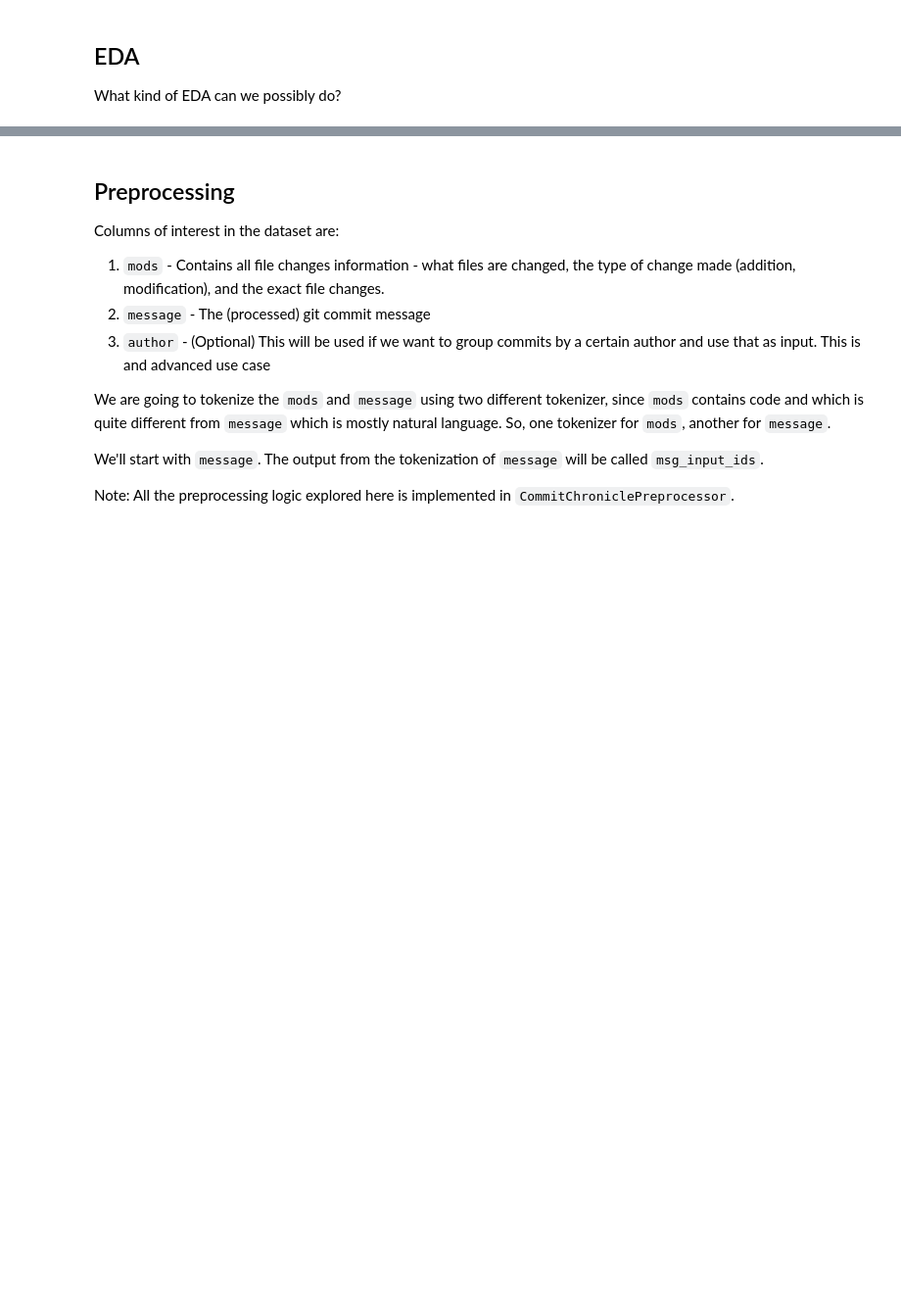
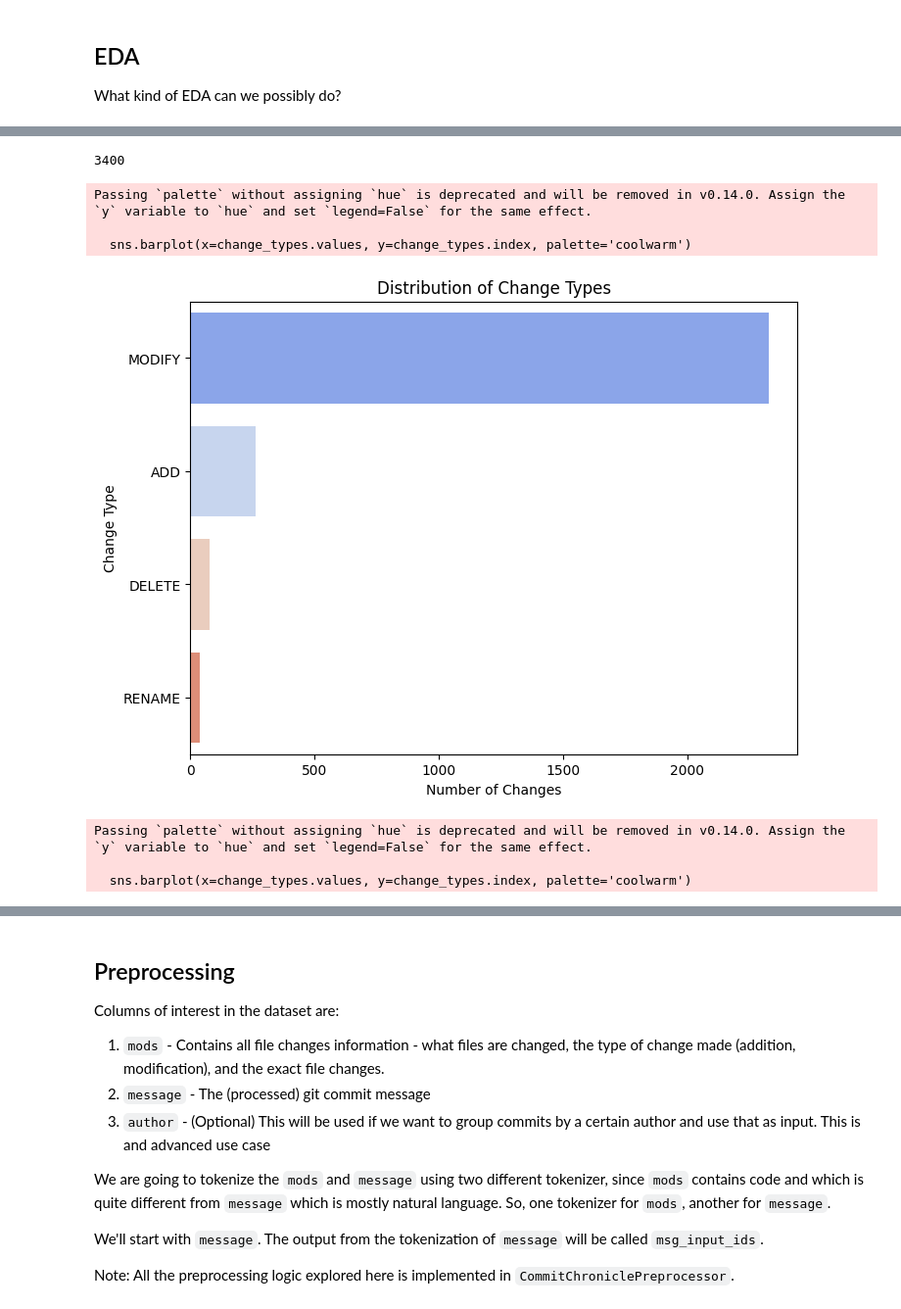
Before and after one commit to ZHCSJ666/ML-24-25, a Jupyter notebook: notebooks/Commit Chronicle Dataset.ipynb, the cells around one changed output, grey strips where cells are left out. Shown: that part at 98% size. Saved outputs shown, nothing was run; the diff lists cells and outputs as text; code cells hidden in the pictures; blank space fills up the shorter version.

```diff
--- a/notebooks/Commit Chronicle Dataset.ipynb
+++ b/notebooks/Commit Chronicle Dataset.ipynb
@@ -47,0 +89,33 @@ What kind of EDA can we possibly do?
+# %%
+df = dataset.to_pandas()
+add_changes_df = df[df['mods'].apply(lambda mods: all(mod['change_type'] == 'ADD' for mod in mods))]
+print(len(add_changes_df)) # we have 3400 rows of changes that ONLY contain ADD type, may be mixed with other types within the same mod
+# %% [output]
+3400
+# %%
+import matplotlib.pyplot as plt
+import seaborn as sns
+
+def plot_change_types(df):
+    """
+    Plots the distribution of change types (e.g., MODIFY, ADD, DELETE).
+    """
+    change_types = df['mods'].apply(lambda mods: [mod['change_type'] for mod in mods]).explode().value_counts()
+
+    plt.figure(figsize=(8,6))
+    sns.barplot(x=change_types.values, y=change_types.index, palette='coolwarm')
+    plt.title('Distribution of Change Types')
+    plt.xlabel('Number of Changes')
+    plt.ylabel('Change Type')
+    plt.show()
+
+plot_change_types(df.sample(1000))
+plot_change_types(add_changes_df.sample(1000))
+# %% [output]
+Passing `palette` without assigning `hue` is deprecated and will be removed in v0.14.0. Assign the `y` variable to `hue` and set `legend=False` for the same effect.
+
+  sns.barplot(x=change_types.values, y=change_types.index, palette='coolwarm')
+[figure, added]
+Passing `palette` without assigning `hue` is deprecated and will be removed in v0.14.0. Assign the `y` variable to `hue` and set `legend=False` for the same effect.
+
+  sns.barplot(x=change_types.values, y=change_types.index, palette='coolwarm')
```
Also changed, not shown: parts of 7 cells of this notebook, 3 other files.
